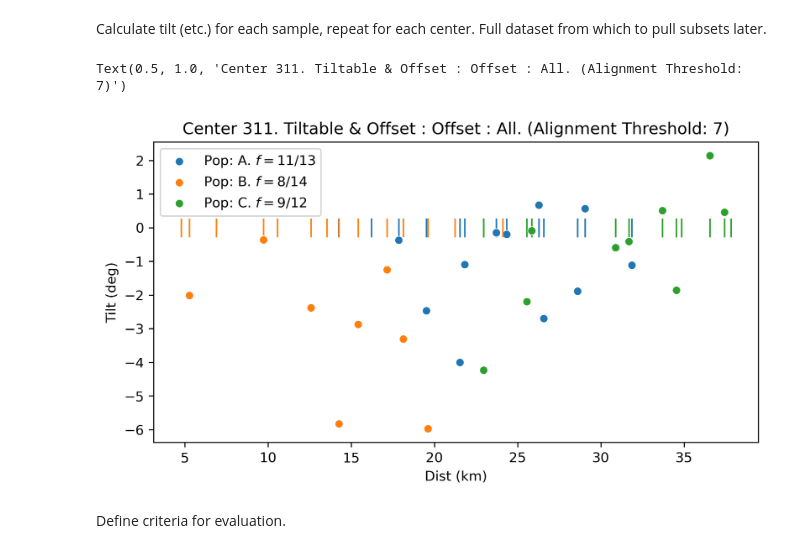
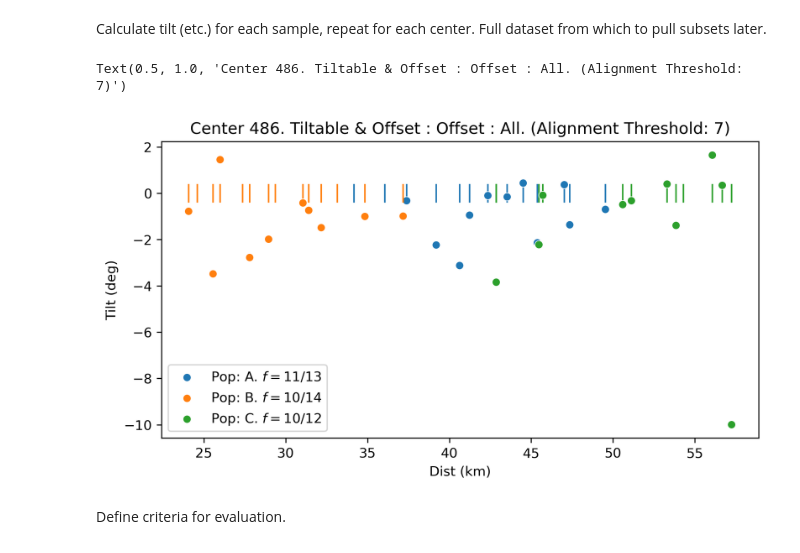
Before and after one commit to hernypeterson/thesis, a Jupyter notebook: code_with_import.ipynb, the cells around one changed output. Saved outputs shown, nothing was run; the diff lists cells and outputs as text; code cells hidden in the pictures.

```diff
--- a/code_with_import.ipynb
+++ b/code_with_import.ipynb
@@ -121,32 +110,32 @@ paleo_azimuth_uncertainty = 0
 
 centers_calc = {
     cID: td.make_center(cID, centers, samples, paleo_azimuth_uncertainty)
-    for cID in cIDs
+    for cID in [486, 428, 544, 432, 311]
 }
 # %%
-cID = 311
+cID = 486
 
 plt.figure(figsize=(8, 4), dpi=300)
 
 alignment_threshold_degrees = 7
 alignment_threshold = np.cos(np.radians(alignment_threshold_degrees))
 
 centers_calc[cID].plot_tilt(
     [pop_a, pop_b, pop_c],
     max_alignment=alignment_threshold,
     min_alignment=-alignment_threshold,
 )
 
 plt.xlabel('Dist (km)')
 plt.ylabel('Tilt (deg)')
 
 # plt.ylim(-25,None)
 
 plt.legend(loc='best')
 plt.title(f'Center {cID}. Tiltable & Offset : Offset : All. (Alignment Threshold: {alignment_threshold_degrees})')
 # %% [output]
-Text(0.5, 1.0, 'Center 311. Tiltable & Offset : Offset : All. (Alignment Threshold: 7)')
+Text(0.5, 1.0, 'Center 486. Tiltable & Offset : Offset : All. (Alignment Threshold: 7)')
-[figure, old version]
+[figure, new version]
 # %% [markdown]
 Define criteria for evaluation.
 # %% [markdown]
```
Also changed, not shown: parts of 15 cells of this notebook, 11 other files.
